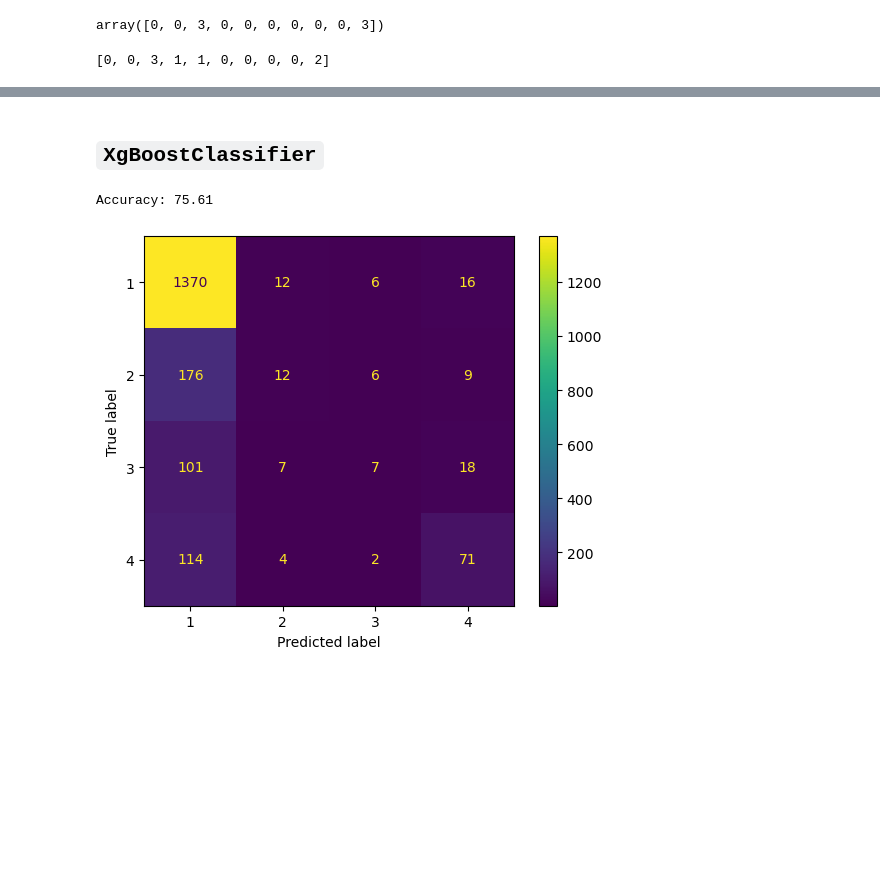
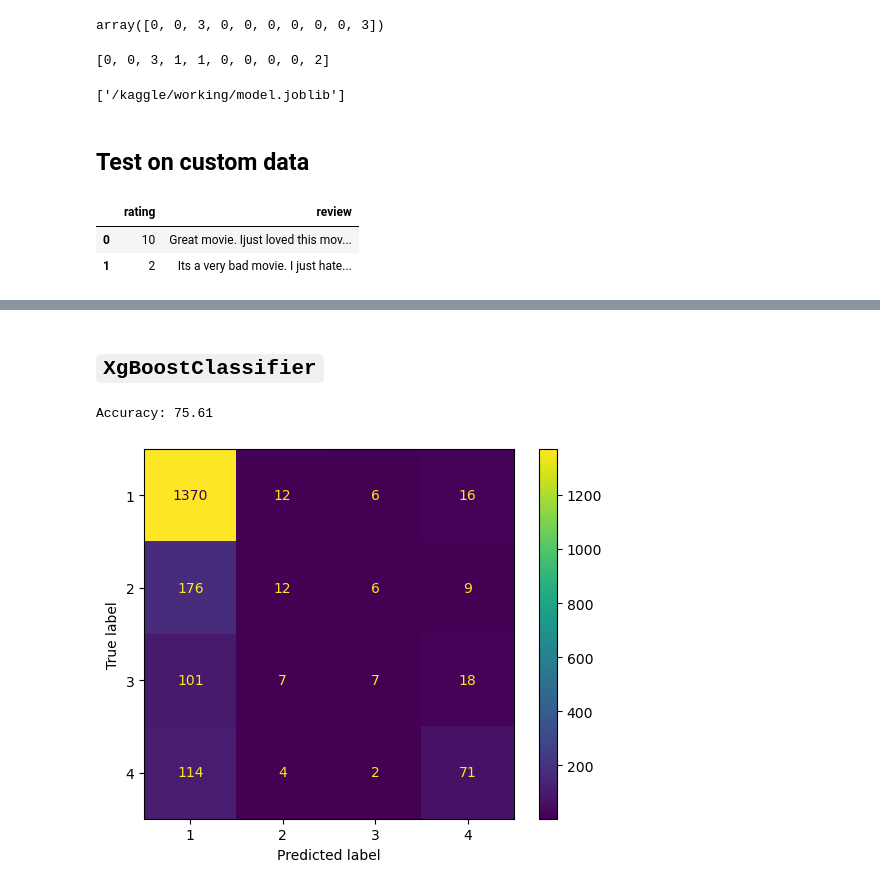
Before and after one commit to oitik/Movie_rating_prediction_using_machine_learning, a Jupyter notebook: movie-rating-final-version.ipynb, the cells around one changed output, grey strips where cells are left out. Drawn from its saved outputs; the diff is of its cells as text; code cells hidden in the pictures; blank space fills up the shorter version.

```diff
--- a/movie-rating-final-version.ipynb
+++ b/movie-rating-final-version.ipynb
@@ -365,2 +389,12 @@ y_test[:10]
 # %% [output]
 [0, 0, 3, 1, 1, 0, 0, 0, 0, 2]
+# %%
+from joblib import dump
+
+model = logreg
+
+# Save the model to the Kaggle directory
+filename = '/kaggle/working/model.joblib'
+dump(model, filename)
+# %% [output]
+['/kaggle/working/model.joblib']
@@ -366,0 +409,2 @@ y_test[:10]
+# %% [markdown]
+## Test on custom data
@@ -366,0 +427,6 @@ y_test[:10]
+# %%
+rdf.head()
+# %% [output]
+|  | rating | review |
+| 0 | 10 | Great movie. Ijust loved this mov... |
+| 1 | 2 | Its a very bad movie. I just hate... |
```
Also changed, not shown: parts of 22 cells of this notebook.
